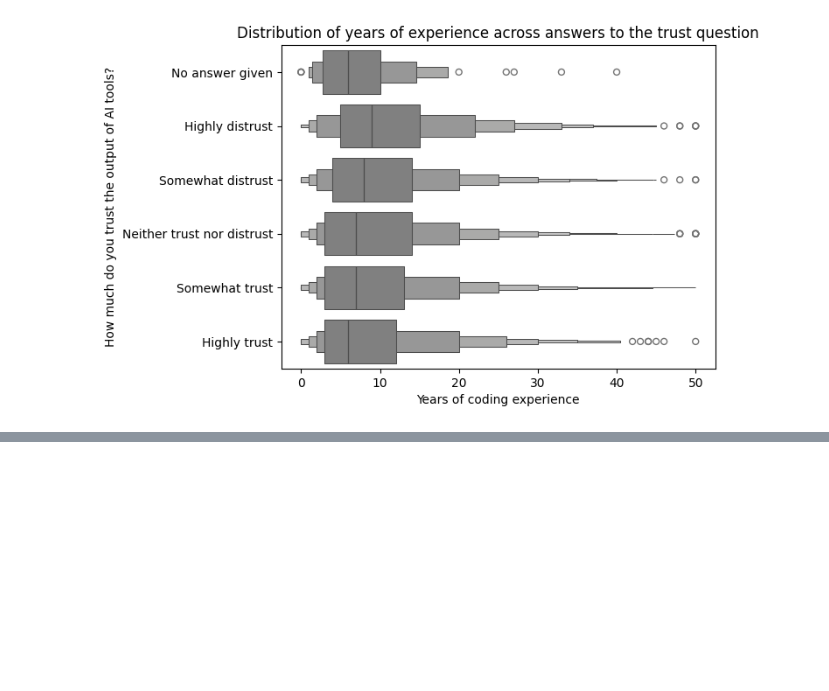
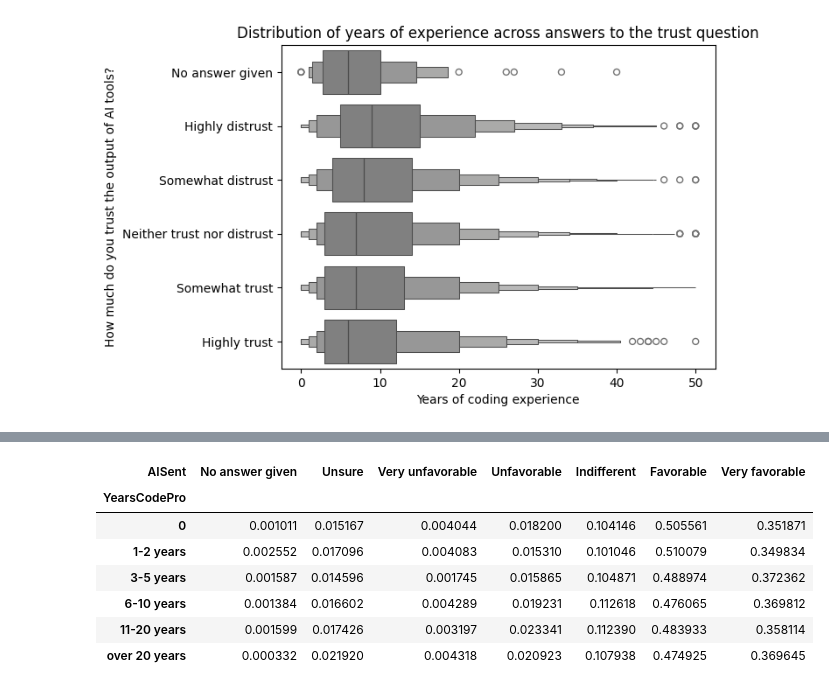
Before and after one commit to jeremysb1/data_analysis_projects, a Jupyter notebook: categorical_data.ipynb, the cells around one changed output, grey strips where cells are left out. Cells and saved outputs as stored; diff of their text form; code cells hidden in the pictures; blank space fills up the shorter version.

```diff
--- a/categorical_data.ipynb
+++ b/categorical_data.ipynb
@@ -752,0 +791,17 @@ plt.show()
+# %%
+exp_vs_sent = pd.crosstab(
+    index=exp_bins,
+    columns=survey_ai_users["AISent"],
+    normalize="index"
+)
+
+exp_vs_sent
+# %% [output]
+| AISent | No answer given | Unsure | Very unfavorable | Unfavorable | Indifferent | Favorable | Very favorable |
+| YearsCodePro |  |  |  |  |  |  |  |
+| 0 | 0.001011 | 0.015167 | 0.004044 | 0.018200 | 0.104146 | 0.505561 | 0.351871 |
+| 1-2 years | 0.002552 | 0.017096 | 0.004083 | 0.015310 | 0.101046 | 0.510079 | 0.349834 |
+| 3-5 years | 0.001587 | 0.014596 | 0.001745 | 0.015865 | 0.104871 | 0.488974 | 0.372362 |
+| 6-10 years | 0.001384 | 0.016602 | 0.004289 | 0.019231 | 0.112618 | 0.476065 | 0.369812 |
+| 11-20 years | 0.001599 | 0.017426 | 0.003197 | 0.023341 | 0.112390 | 0.483933 | 0.358114 |
+| over 20 years | 0.000332 | 0.021920 | 0.004318 | 0.020923 | 0.107938 | 0.474925 | 0.369645 |
```
Also changed, not shown: parts of 4 cells of this notebook.
